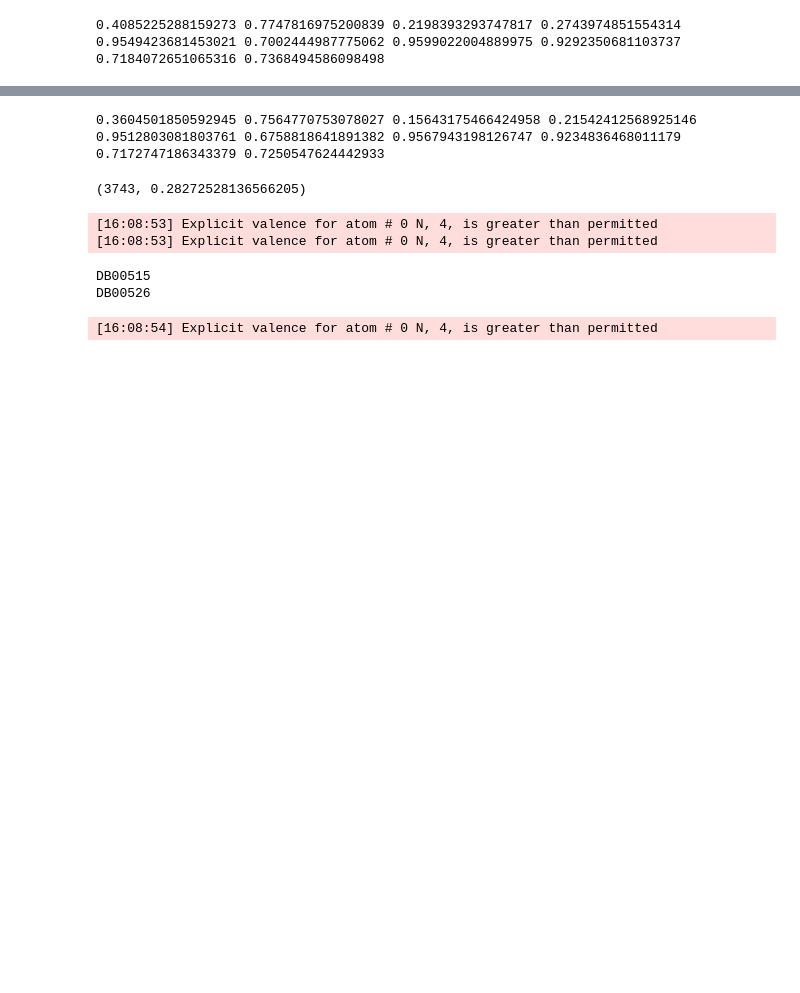
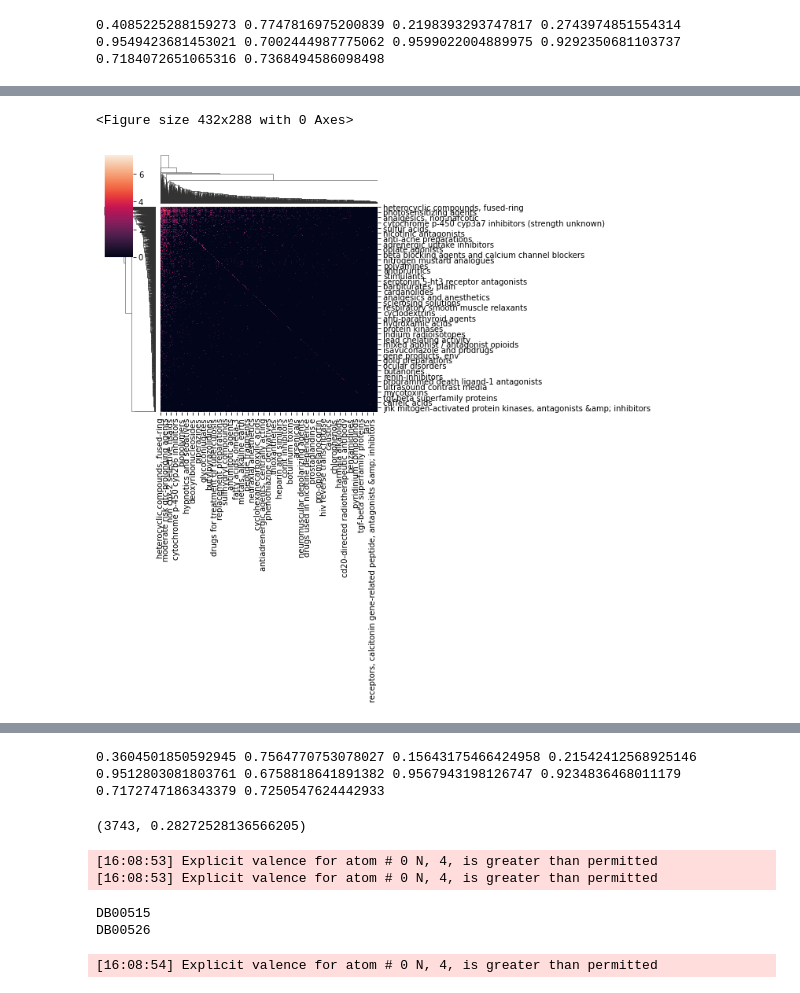
Before and after one commit to cchaves123/DDI-project, a Jupyter notebook: notebooks/make-graph.ipynb, the cells around one changed output, grey strips where cells are left out. Cells and saved outputs as stored; diff of their text form; code cells hidden in the pictures; blank space fills up the shorter version.

```diff
--- a/notebooks/make-graph.ipynb
+++ b/notebooks/make-graph.ipynb
@@ -135,0 +144,4 @@ dictionary[drug]['classification']
+# %%
+cat_mat = cat_mat.fillna(0)
+# %%
+coocc = cat_mat.T.dot(cat_mat)
@@ -135,0 +164,7 @@ dictionary[drug]['classification']
+# %%
+plt.figure()
+sns.clustermap(np.log(coocc+1))
+plt.savefig('/Users/cdonnat/Downloads/co-occurrence_categories_full.png')
+# %% [output]
+<Figure size 432x288 with 0 Axes>
+[figure, added]
```
Also changed, not shown: parts of 88 cells of this notebook, 4 other files.
